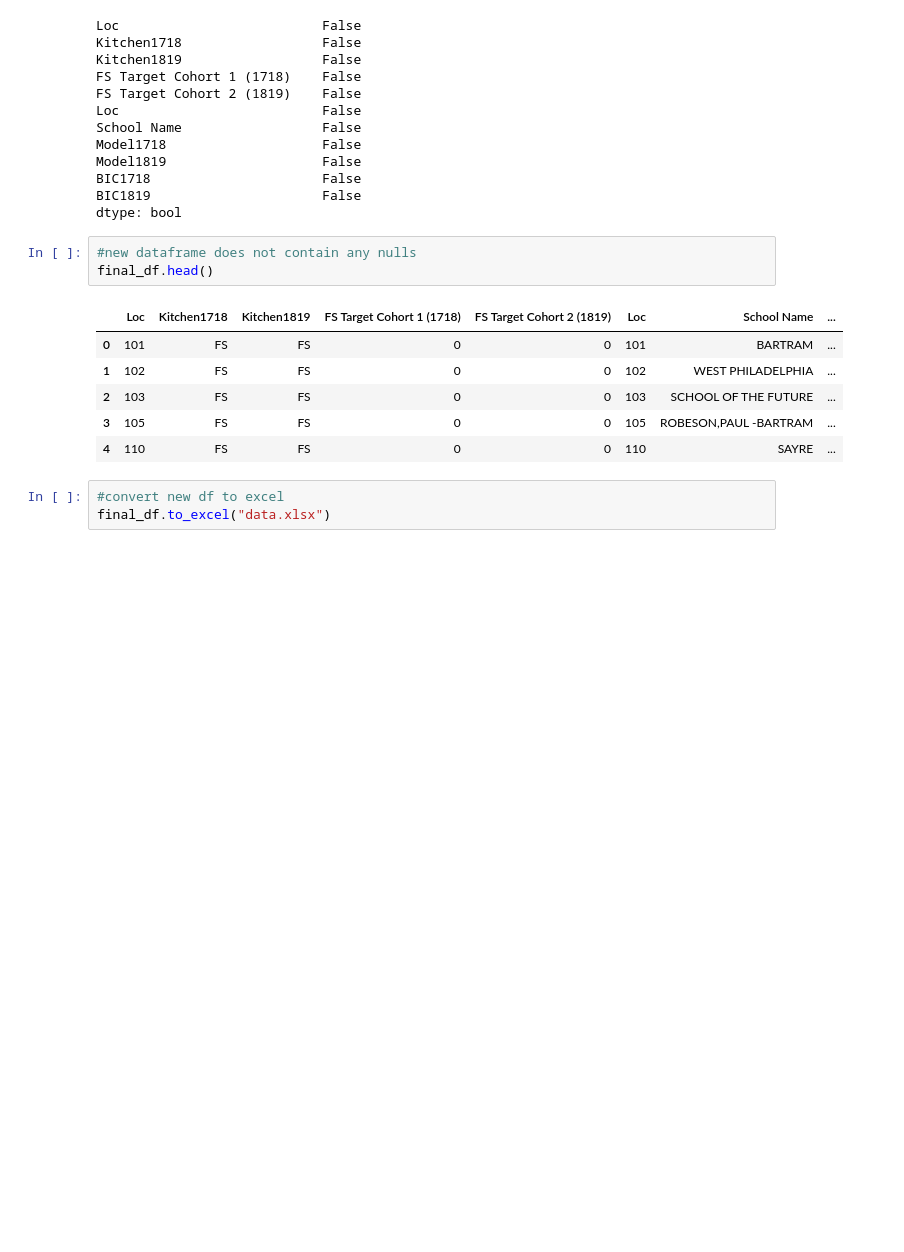
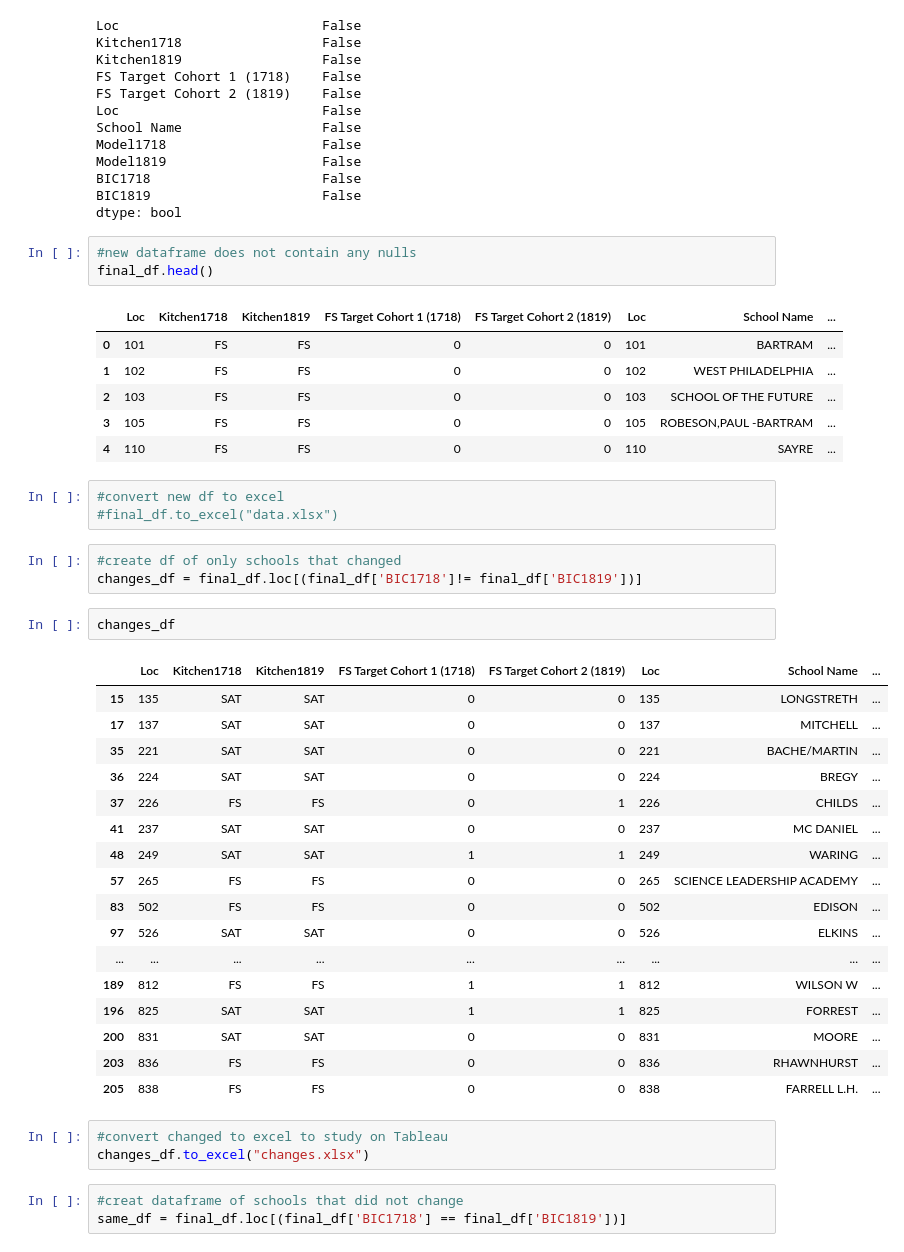
Before and after one commit to Joseph-Neff/SDP-Interview-ORE, a Jupyter notebook: Cleaning.ipynb, the cells around one changed output. Saved outputs shown, nothing was run; the diff lists cells and outputs as text; blank space fills up the shorter version.

```diff
--- a/Cleaning.ipynb
+++ b/Cleaning.ipynb
@@ -99,4 +99,33 @@ final_df.head()
 | 4 | 110 | FS | FS | 0 | 0 | 110 | SAYRE | ... |
 # %%
 #convert new df to excel
-final_df.to_excel("data.xlsx")
+#final_df.to_excel("data.xlsx")
+# %%
+#create df of only schools that changed
+changes_df = final_df.loc[(final_df['BIC1718']!= final_df['BIC1819'])]
+# %%
+changes_df
+# %% [output]
+|  | Loc | Kitchen1718 | Kitchen1819 | FS Target Cohort 1 (1718) | FS Target Cohort 2 (1819) | Loc | School Name | ... |
+| 15 | 135 | SAT | SAT | 0 | 0 | 135 | LONGSTRETH | ... |
+| 17 | 137 | SAT | SAT | 0 | 0 | 137 | MITCHELL | ... |
+| 35 | 221 | SAT | SAT | 0 | 0 | 221 | BACHE/MARTIN | ... |
+| 36 | 224 | SAT | SAT | 0 | 0 | 224 | BREGY | ... |
+| 37 | 226 | FS | FS | 0 | 1 | 226 | CHILDS | ... |
+| 41 | 237 | SAT | SAT | 0 | 0 | 237 | MC DANIEL | ... |
+| 48 | 249 | SAT | SAT | 1 | 1 | 249 | WARING | ... |
+| 57 | 265 | FS | FS | 0 | 0 | 265 | SCIENCE LEADERSHIP ACADEMY | ... |
+| 83 | 502 | FS | FS | 0 | 0 | 502 | EDISON | ... |
+| 97 | 526 | SAT | SAT | 0 | 0 | 526 | ELKINS | ... |
+| ... | ... | ... | ... | ... | ... | ... | ... | ... |
+| 189 | 812 | FS | FS | 1 | 1 | 812 | WILSON W | ... |
+| 196 | 825 | SAT | SAT | 1 | 1 | 825 | FORREST | ... |
+| 200 | 831 | SAT | SAT | 0 | 0 | 831 | MOORE | ... |
+| 203 | 836 | FS | FS | 0 | 0 | 836 | RHAWNHURST | ... |
+| 205 | 838 | FS | FS | 0 | 0 | 838 | FARRELL L.H. | ... |
+# %%
+#convert changed to excel to study on Tableau
+changes_df.to_excel("changes.xlsx")
+# %%
+#creat dataframe of schools that did not change
+same_df = final_df.loc[(final_df['BIC1718'] == final_df['BIC1819'])]
```
Also changed, not shown: parts of 2 cells of this notebook, 2 other files.
